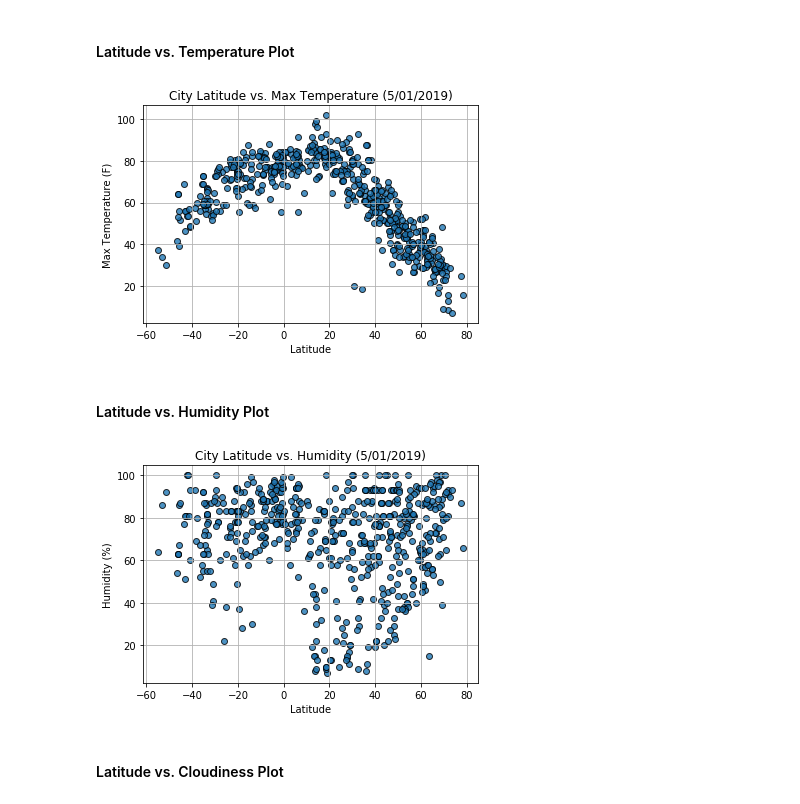
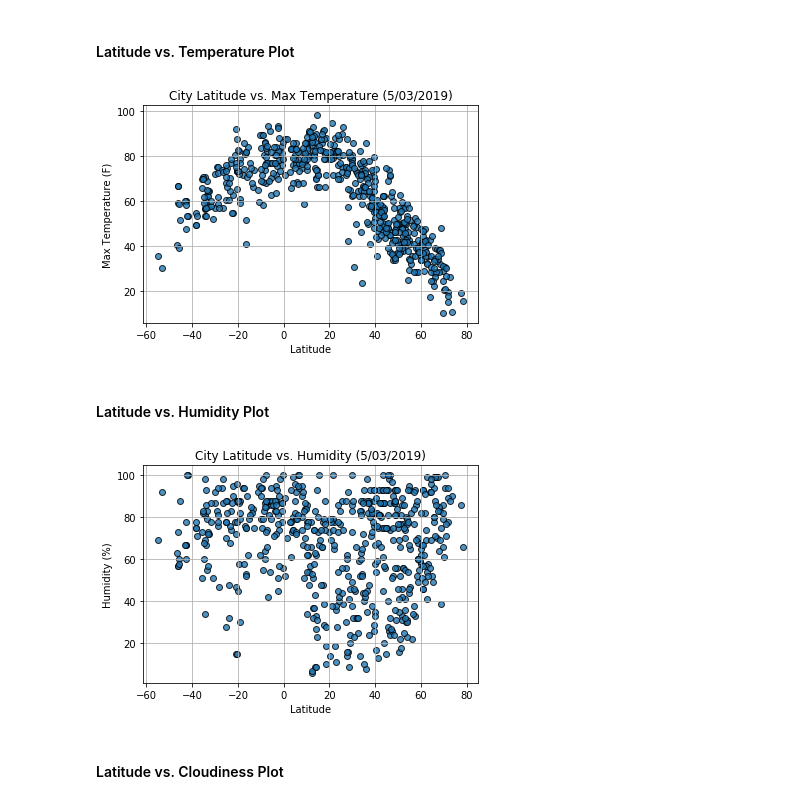
Before and after one commit to BryantSmith91/HW_06_APIs, a Jupyter notebook: WeatherPy.ipynb, the cells around one changed output. Cells and saved outputs as stored; diff of their text form; code cells hidden in the pictures.

```diff
--- a/WeatherPy.ipynb
+++ b/WeatherPy.ipynb
@@ -171,26 +187,26 @@ weatherdata
 #### Latitude vs. Temperature Plot
 # %%
 plt.scatter(x = weatherdata["Lat"], y=weatherdata["Max Temp"], edgecolors='black', alpha=.8)
-plt.title("City Latitude vs. Max Temperature (5/01/2019)")
+plt.title("City Latitude vs. Max Temperature (5/03/2019)")
 plt.xlabel("Latitude")
 plt.ylabel("Max Temperature (F)")
 plt.grid()
 plt.savefig('output_data/LatitudeVsMaxTemp.png', bbox_inches = 'tight')
 plt.show()
 # %% [output]
-[figure, old version]
+[figure, new version]
 # %% [markdown]
 #### Latitude vs. Humidity Plot
 # %%
 plt.scatter(x = weatherdata["Lat"], y=weatherdata["Humidity"], edgecolors='black', alpha=.8)
-plt.title("City Latitude vs. Humidity (5/01/2019)")
+plt.title("City Latitude vs. Humidity (5/03/2019)")
 plt.xlabel("Latitude")
 plt.ylabel("Humidity (%)")
 plt.grid()
 plt.savefig('output_data/LatitudeVsHumidity.png', bbox_inches = 'tight')
 plt.show()
 # %% [output]
-[figure, old version]
+[figure, new version]
 # %% [markdown]
 #### Latitude vs. Cloudiness Plot
 # %%
```
Also changed, not shown: parts of 15 cells of this notebook, 11 other files.
